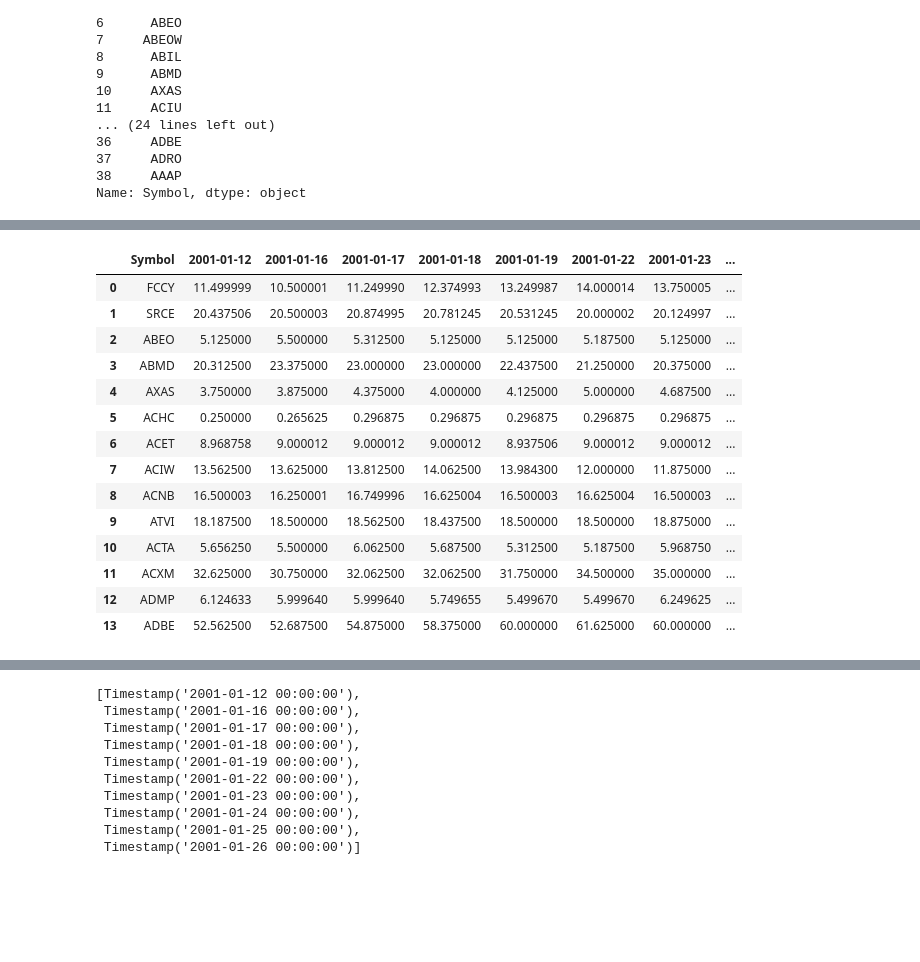
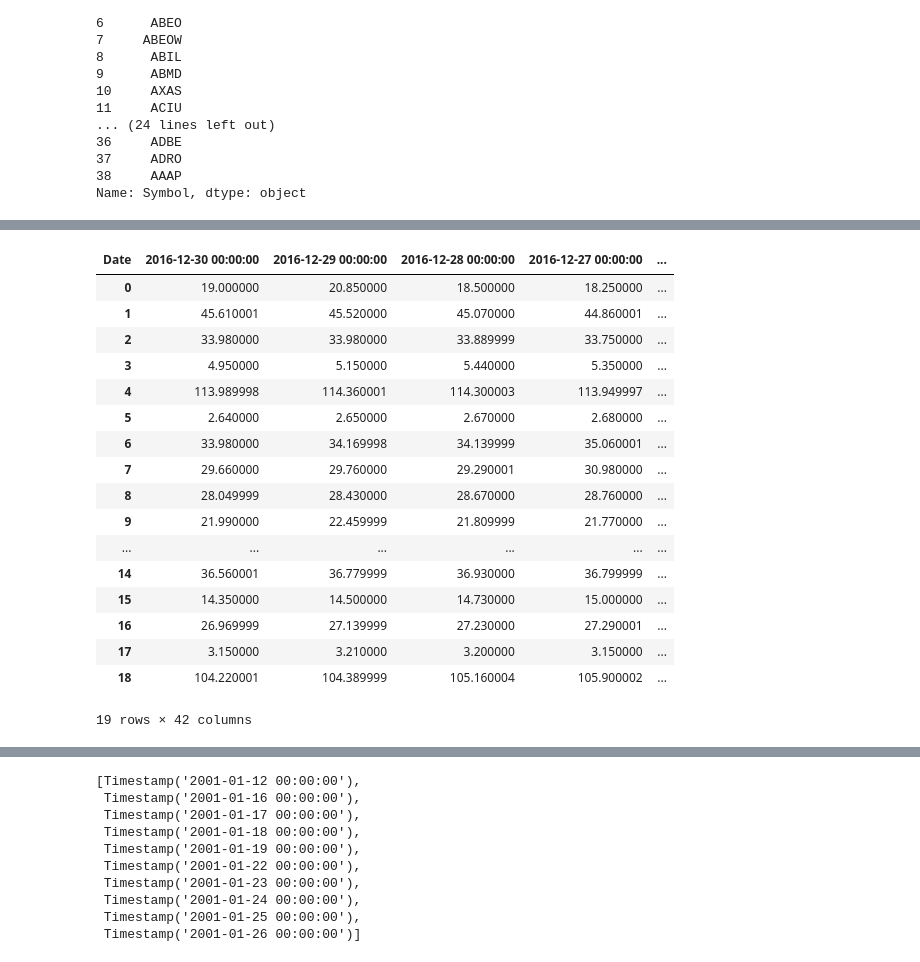
Before and after one commit to weiwang0531/stock-index, a Jupyter notebook: Project.ipynb, the cells around one changed output, grey strips where cells are left out. Drawn from its saved outputs; the diff is of its cells as text; code cells hidden in the pictures; blank space fills up the shorter version.

```diff
--- a/Project.ipynb
+++ b/Project.ipynb
@@ -126,9 +88 @@ for l in audrey_list:
-# %%
-df = pd.DataFrame()
-for l in audrey_list:
-    get = price(10,1)
-    if get.empty:
-        continue
-    else:
-        df = pd.merge(df, get, on = 'Date')
 # %%
@@ -184,4 +98,4 @@ def myget(length, ticker):
-# %%
-csv = pd.read_csv('./companylist.csv')
-# We want to keep "Finance, Health Care, Technology, Energy"
-newcsv = csv[csv["Sector"].isin(["Finance", "Energy","Health Care","Technology"])]
+# %%
+df_long = df.transpose()
+# %%
+df_long['Symbol'] = df_long.index
@@ -219,29 +166,32 @@ KeyError: 'Date'
 # %%
 # Add in Sector (to later take avrg of)
 # Of tested 40, we get 14 back.
 #
 # Will this be a issue? Of our 1774.. how many actually satisfy our time desired time range?
 #
-data2 = df.reset_index()
-final = pd.merge(data2, sector, on = 'Symbol')
-final = final.drop('index', 1)
+# data2 = df_long.reset_index()
+final = pd.merge(df_long, sector, on = 'Symbol')
+# final = final.drop('index', 1)
 final
 # %% [output]
-|  | Symbol | 2001-01-12 | 2001-01-16 | 2001-01-17 | 2001-01-18 | 2001-01-19 | 2001-01-22 | 2001-01-23 | ... |
-| 0 | FCCY | 11.499999 | 10.500001 | 11.249990 | 12.374993 | 13.249987 | 14.000014 | 13.750005 | ... |
-| 1 | SRCE | 20.437506 | 20.500003 | 20.874995 | 20.781245 | 20.531245 | 20.000002 | 20.124997 | ... |
-| 2 | ABEO | 5.125000 | 5.500000 | 5.312500 | 5.125000 | 5.125000 | 5.187500 | 5.125000 | ... |
-| 3 | ABMD | 20.312500 | 23.375000 | 23.000000 | 23.000000 | 22.437500 | 21.250000 | 20.375000 | ... |
-| 4 | AXAS | 3.750000 | 3.875000 | 4.375000 | 4.000000 | 4.125000 | 5.000000 | 4.687500 | ... |
-| 5 | ACHC | 0.250000 | 0.265625 | 0.296875 | 0.296875 | 0.296875 | 0.296875 | 0.296875 | ... |
-| 6 | ACET | 8.968758 | 9.000012 | 9.000012 | 9.000012 | 8.937506 | 9.000012 | 9.000012 | ... |
-| 7 | ACIW | 13.562500 | 13.625000 | 13.812500 | 14.062500 | 13.984300 | 12.000000 | 11.875000 | ... |
-| 8 | ACNB | 16.500003 | 16.250001 | 16.749996 | 16.625004 | 16.500003 | 16.625004 | 16.500003 | ... |
-| 9 | ATVI | 18.187500 | 18.500000 | 18.562500 | 18.437500 | 18.500000 | 18.500000 | 18.875000 | ... |
-| 10 | ACTA | 5.656250 | 5.500000 | 6.062500 | 5.687500 | 5.312500 | 5.187500 | 5.968750 | ... |
-| 11 | ACXM | 32.625000 | 30.750000 | 32.062500 | 32.062500 | 31.750000 | 34.500000 | 35.000000 | ... |
-| 12 | ADMP | 6.124633 | 5.999640 | 5.999640 | 5.749655 | 5.499670 | 5.499670 | 6.249625 | ... |
-| 13 | ADBE | 52.562500 | 52.687500 | 54.875000 | 58.375000 | 60.000000 | 61.625000 | 60.000000 | ... |
+| Date | 2016-12-30 00:00:00 | 2016-12-29 00:00:00 | 2016-12-28 00:00:00 | 2016-12-27 00:00:00 | ... |
+| 0 | 19.000000 | 20.850000 | 18.500000 | 18.250000 | ... |
+| 1 | 45.610001 | 45.520000 | 45.070000 | 44.860001 | ... |
+| 2 | 33.980000 | 33.980000 | 33.889999 | 33.750000 | ... |
+| 3 | 4.950000 | 5.150000 | 5.440000 | 5.350000 | ... |
+| 4 | 113.989998 | 114.360001 | 114.300003 | 113.949997 | ... |
+| 5 | 2.640000 | 2.650000 | 2.670000 | 2.680000 | ... |
+| 6 | 33.980000 | 34.169998 | 34.139999 | 35.060001 | ... |
+| 7 | 29.660000 | 29.760000 | 29.290001 | 30.980000 | ... |
+| 8 | 28.049999 | 28.430000 | 28.670000 | 28.760000 | ... |
+| 9 | 21.990000 | 22.459999 | 21.809999 | 21.770000 | ... |
+| ... | ... | ... | ... | ... | ... |
+| 14 | 36.560001 | 36.779999 | 36.930000 | 36.799999 | ... |
+| 15 | 14.350000 | 14.500000 | 14.730000 | 15.000000 | ... |
+| 16 | 26.969999 | 27.139999 | 27.230000 | 27.290001 | ... |
+| 17 | 3.150000 | 3.210000 | 3.200000 | 3.150000 | ... |
+| 18 | 104.220001 | 104.389999 | 105.160004 | 105.900002 | ... |
+19 rows × 42 columns
 # %%
 # Playing around with sample subset data to see how plotting will work.
 # Will need to convert column headers to datetime to implement timeseries plot
```
Also changed, not shown: parts of 30 cells of this notebook.
